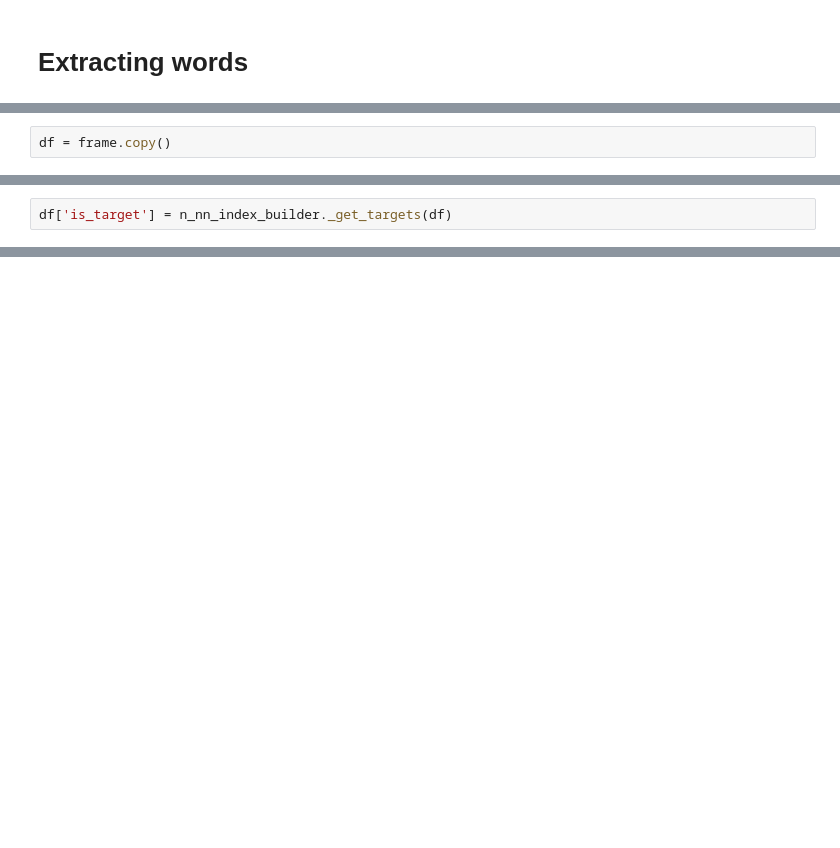
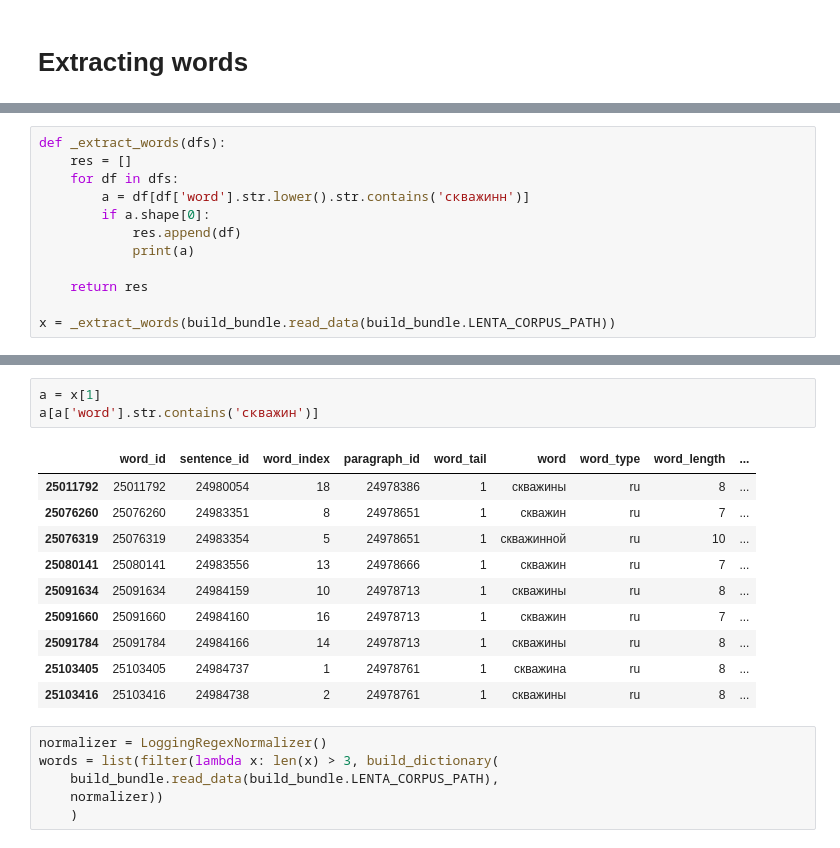
Before and after one commit to okulovsky/grammar_ru, a Jupyter notebook: research/n_nn/playing-around.ipynb, the cells around one changed output, grey strips where cells are left out. Saved outputs shown, nothing was run; the diff lists cells and outputs as text; blank space fills up the shorter version.

```diff
--- a/research/n_nn/playing-around.ipynb
+++ b/research/n_nn/playing-around.ipynb
@@ -148,2 +106,0 @@ from tg.grammar_ru.ml.tasks.train_index_builder.index_builders import TsaIndexBu
-# %%
-df = frame.copy()
@@ -155,2 +106,0 @@ n_nn_index_builder = NNnIndexBuilder(words)
-# %%
-df['is_target'] = n_nn_index_builder._get_targets(df)
@@ -199,0 +116,12 @@ Name: word, Length: 16789, dtype: object
+# %%
+def _extract_words(dfs):
+    res = []
+    for df in dfs:
+        a = df[df['word'].str.lower().str.contains('скважинн')]
+        if a.shape[0]:
+            res.append(df)
+            print(a)
+
+    return res
+
+x = _extract_words(build_bundle.read_data(build_bundle.LENTA_CORPUS_PATH))
@@ -199,0 +146,20 @@ Name: word, Length: 16789, dtype: object
+# %%
+a = x[1]
+a[a['word'].str.contains('скважин')]
+# %% [output]
+|  | word_id | sentence_id | word_index | paragraph_id | word_tail | word | word_type | word_length | ... |
+| 25011792 | 25011792 | 24980054 | 18 | 24978386 | 1 | скважины | ru | 8 | ... |
+| 25076260 | 25076260 | 24983351 | 8 | 24978651 | 1 | скважин | ru | 7 | ... |
+| 25076319 | 25076319 | 24983354 | 5 | 24978651 | 1 | скважинной | ru | 10 | ... |
+| 25080141 | 25080141 | 24983556 | 13 | 24978666 | 1 | скважин | ru | 7 | ... |
+| 25091634 | 25091634 | 24984159 | 10 | 24978713 | 1 | скважины | ru | 8 | ... |
+| 25091660 | 25091660 | 24984160 | 16 | 24978713 | 1 | скважин | ru | 7 | ... |
+| 25091784 | 25091784 | 24984166 | 14 | 24978713 | 1 | скважины | ru | 8 | ... |
+| 25103405 | 25103405 | 24984737 | 1 | 24978761 | 1 | скважина | ru | 8 | ... |
+| 25103416 | 25103416 | 24984738 | 2 | 24978761 | 1 | скважины | ru | 8 | ... |
+# %%
+normalizer = LoggingRegexNormalizer()
+words = list(filter(lambda x: len(x) > 3, build_dictionary(
+    build_bundle.read_data(build_bundle.LENTA_CORPUS_PATH),
+    normalizer))
+    )
```
Also changed, not shown: parts of 62 cells of this notebook, 1 other file.
